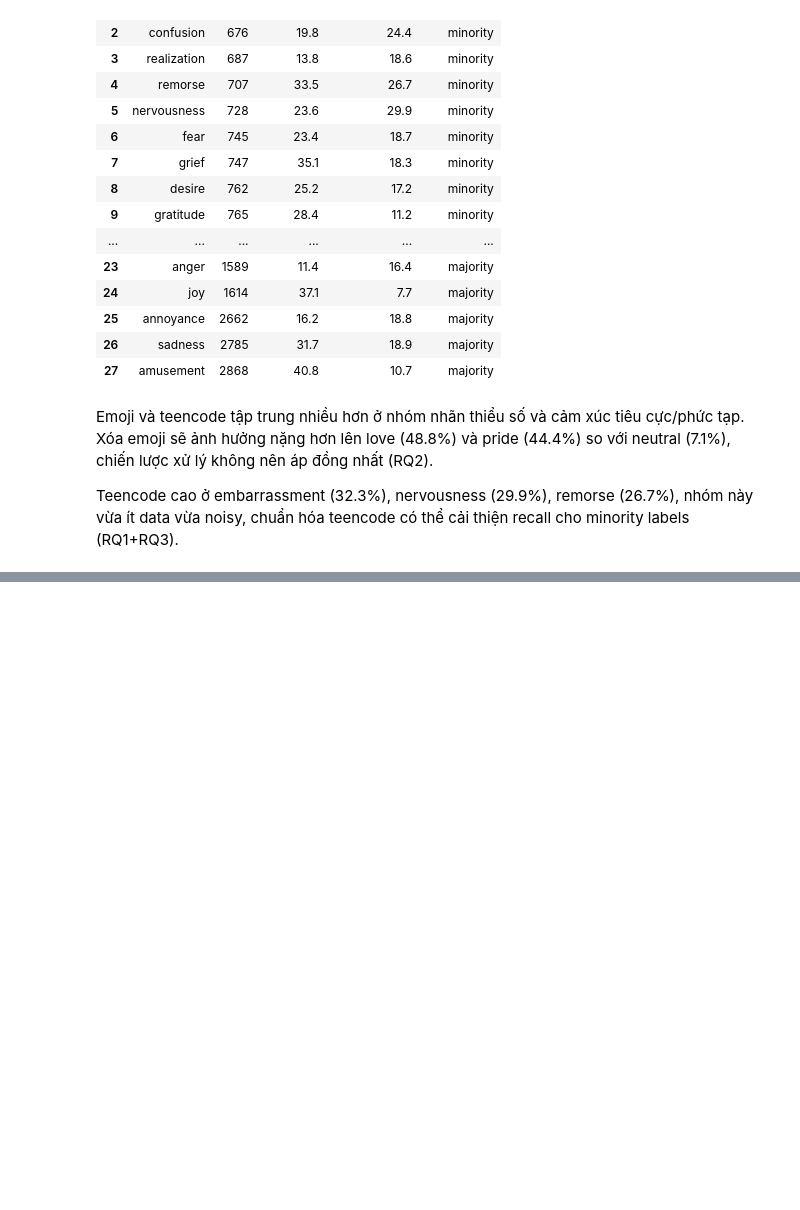
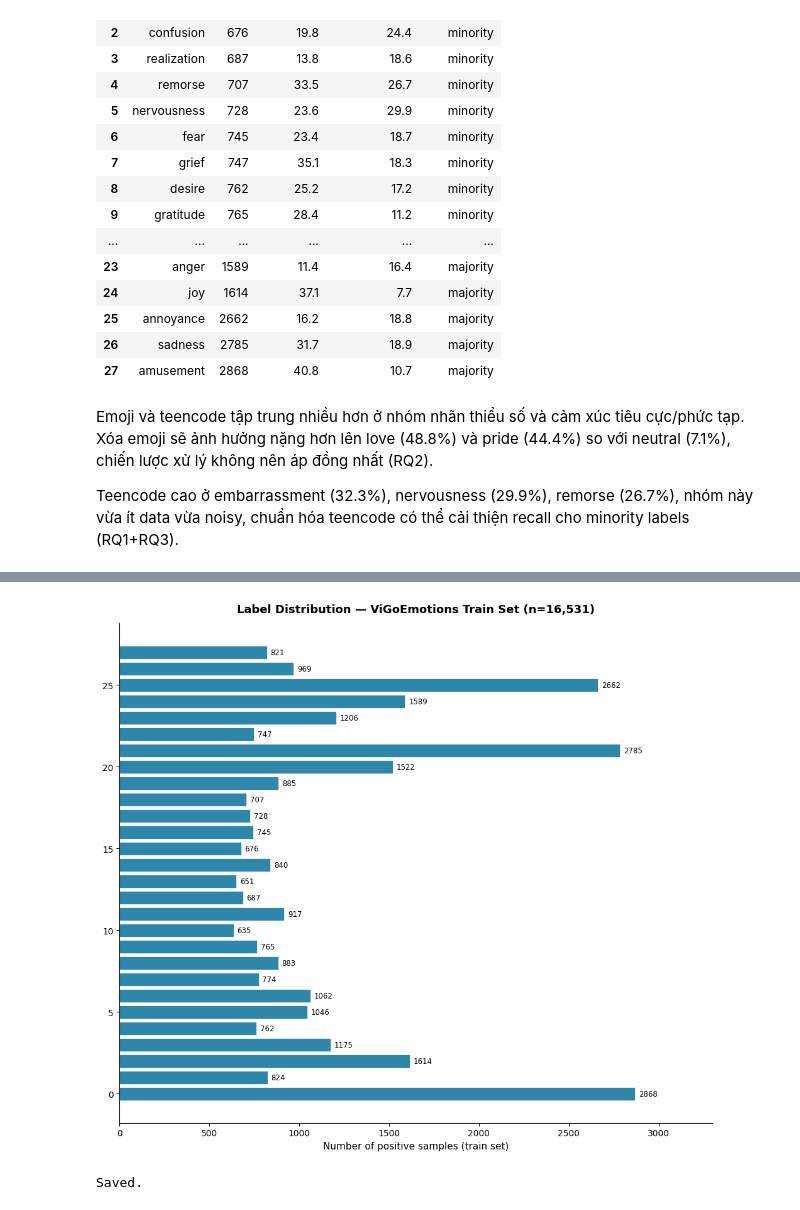
Before and after one commit to PuPuu05/DAP391m-sentiment-vn, a Jupyter notebook: notebooks/01_eda.ipynb, the cells around one changed output, grey strips where cells are left out. Cells and saved outputs as stored; diff of their text form; code cells hidden in the pictures; blank space fills up the shorter version.

```diff
--- a/notebooks/01_eda.ipynb
+++ b/notebooks/01_eda.ipynb
@@ -301,0 +314,45 @@ Teencode cao ở embarrassment (32.3%), nervousness (29.9%), remorse (26.7%), nh
+# %%
+import matplotlib.pyplot as plt
+import matplotlib
+import ast, os
+from collections import Counter
+
+matplotlib.rcParams['font.family'] = 'DejaVu Sans'
+
+# Parse cột labels (có thể là string hoặc list)
+all_labels = []
+for lbl_list in train['labels']:
+    if isinstance(lbl_list, str):
+        try:
+            parsed = ast.literal_eval(lbl_list)
+        except:
+            parsed = [v.strip().strip("'\"") for v in lbl_list.strip("[]").split(',') if v.strip()]
+    else:
+        parsed = lbl_list
+    all_labels.extend(parsed)
+
+counts_dict = Counter(all_labels)
+import pandas as pd
+counts = pd.Series(counts_dict).sort_values(ascending=True)
+
+fig, ax = plt.subplots(figsize=(10, 9))
+bars = ax.barh(counts.index, counts.values, color='#2E86AB', edgecolor='white', linewidth=0.5)
+
+for bar, cnt in zip(bars, counts.values):
+    ax.text(cnt + 20, bar.get_y() + bar.get_height() / 2,
+            str(int(cnt)), va='center', fontsize=8.5)
+
+ax.set_xlabel('Number of positive samples (train set)', fontsize=11)
+ax.set_title('Label Distribution — ViGoEmotions Train Set (n=16,531)', fontsize=13, fontweight='bold', pad=12)
+ax.spines[['top', 'right']].set_visible(False)
+ax.set_xlim(0, counts.max() * 1.15)
+plt.tight_layout()
+
+os.makedirs('D:/Projects/DAP391m-sentiment-vn/reports/figures', exist_ok=True)
+plt.savefig('D:/Projects/DAP391m-sentiment-vn/reports/figures/label_distribution_barchart.png',
+            dpi=150, bbox_inches='tight')
+plt.show()
+print("Saved.")
+# %% [output]
+[figure, added]
+Saved.
```
Also changed, not shown: parts of 3 cells of this notebook, 10 other files.
